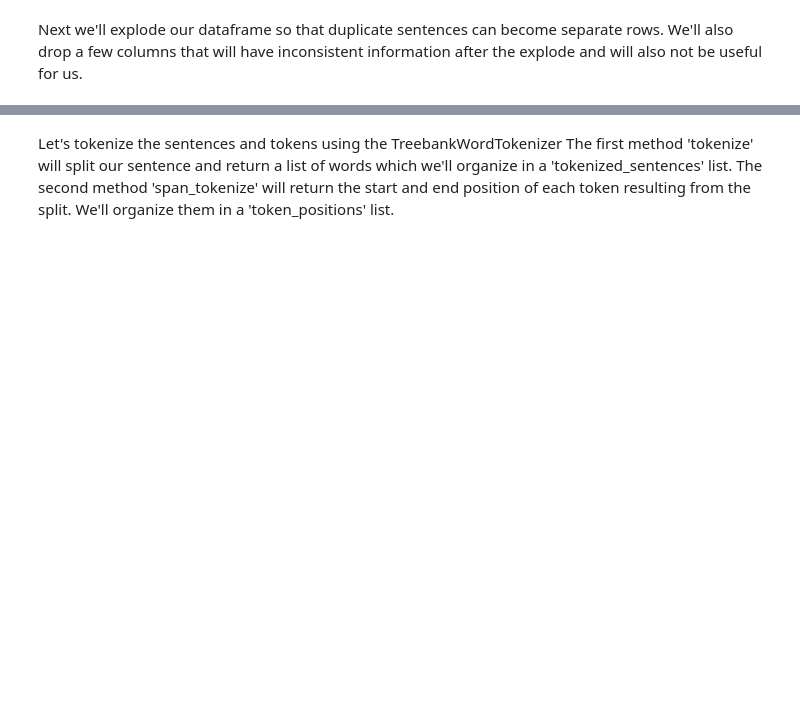
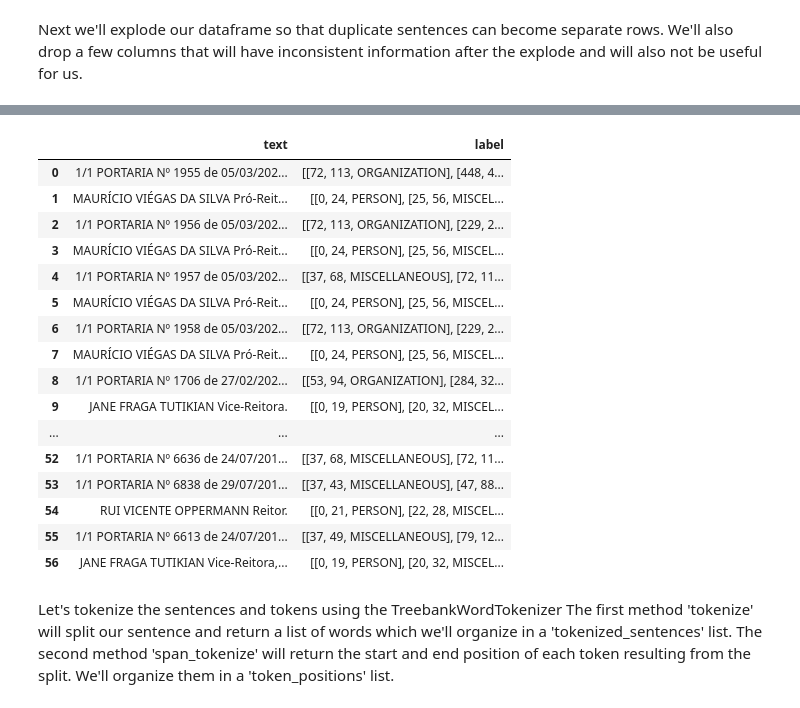
Before and after one commit to arthurziegler/ner-using-bert, a Jupyter notebook: BERT_Experiment/auto_labeling.ipynb, the cells around one changed output, grey strips where cells are left out. Cells and saved outputs as stored; diff of their text form; code cells hidden in the pictures; blank space fills up the shorter version.

```diff
--- a/BERT_Experiment/auto_labeling.ipynb
+++ b/BERT_Experiment/auto_labeling.ipynb
@@ -69,3 +108,23 @@ annotated_sentences.head()
+# %%
+annotated_sentences
+# %% [output]
+|  | text | label |
+| 0 | 1/1 PORTARIA Nº 1955 de 05/03/202... | [[72, 113, ORGANIZATION], [448, 4... |
+| 1 | MAURÍCIO VIÉGAS DA SILVA Pró-Reit... | [[0, 24, PERSON], [25, 56, MISCEL... |
+| 2 | 1/1 PORTARIA Nº 1956 de 05/03/202... | [[72, 113, ORGANIZATION], [229, 2... |
+| 3 | MAURÍCIO VIÉGAS DA SILVA Pró-Reit... | [[0, 24, PERSON], [25, 56, MISCEL... |
+| 4 | 1/1 PORTARIA Nº 1957 de 05/03/202... | [[37, 68, MISCELLANEOUS], [72, 11... |
+| 5 | MAURÍCIO VIÉGAS DA SILVA Pró-Reit... | [[0, 24, PERSON], [25, 56, MISCEL... |
+| 6 | 1/1 PORTARIA Nº 1958 de 05/03/202... | [[72, 113, ORGANIZATION], [229, 2... |
+| 7 | MAURÍCIO VIÉGAS DA SILVA Pró-Reit... | [[0, 24, PERSON], [25, 56, MISCEL... |
+| 8 | 1/1 PORTARIA Nº 1706 de 27/02/202... | [[53, 94, ORGANIZATION], [284, 32... |
+| 9 | JANE FRAGA TUTIKIAN Vice-Reitora. | [[0, 19, PERSON], [20, 32, MISCEL... |
+| ... | ... | ... |
+| 52 | 1/1 PORTARIA Nº 6636 de 24/07/201... | [[37, 68, MISCELLANEOUS], [72, 11... |
+| 53 | 1/1 PORTARIA Nº 6838 de 29/07/201... | [[37, 43, MISCELLANEOUS], [47, 88... |
+| 54 | RUI VICENTE OPPERMANN Reitor. | [[0, 21, PERSON], [22, 28, MISCEL... |
+| 55 | 1/1 PORTARIA Nº 6613 de 24/07/201... | [[37, 49, MISCELLANEOUS], [79, 12... |
+| 56 | JANE FRAGA TUTIKIAN Vice-Reitora,... | [[0, 19, PERSON], [20, 32, MISCEL... |
 # %% [markdown]
 Let's tokenize the sentences and tokens using the TreebankWordTokenizer
 The first method 'tokenize' will split our sentence and return a list of words which we'll organize in a 'tokenized_sentences' list.
```
Also changed, not shown: parts of 62 cells of this notebook, 12 other files.
